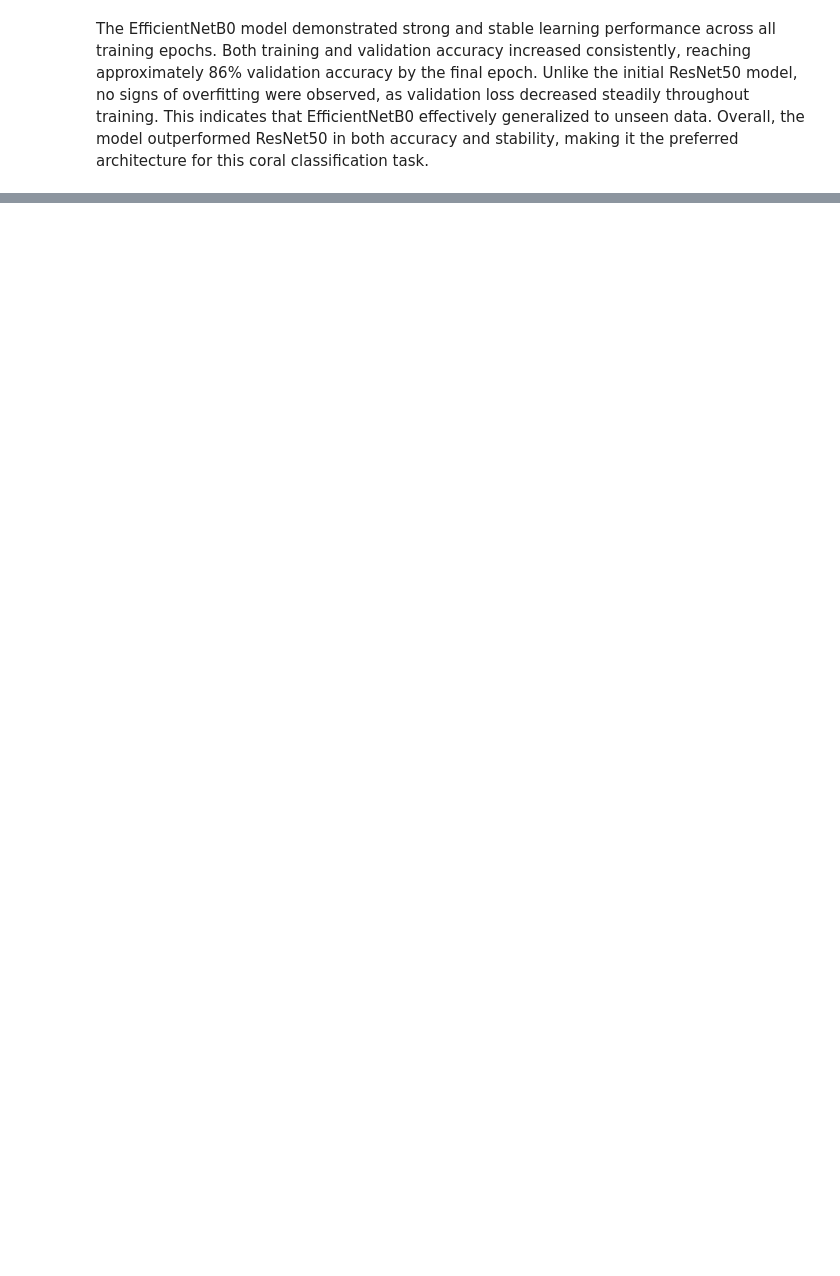
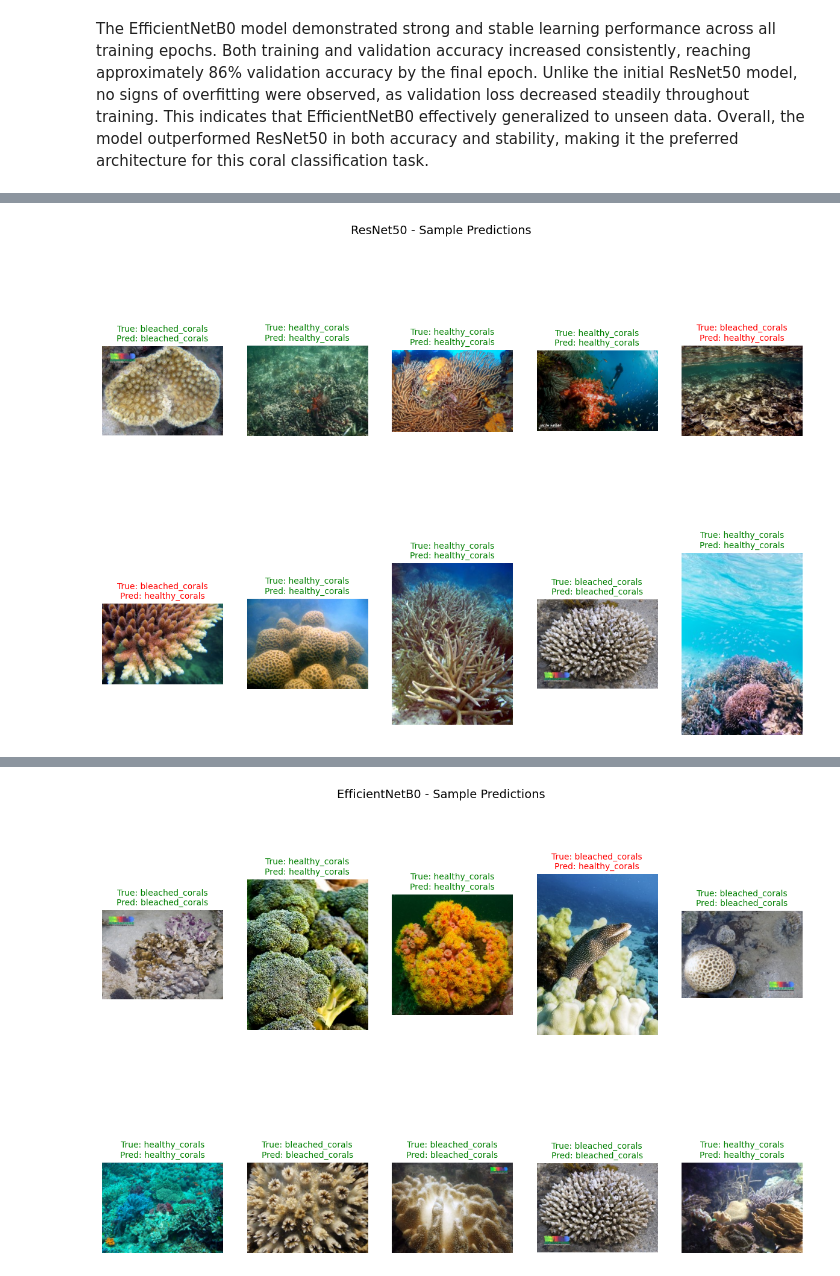
Before and after one commit to ThiwankaKT/Classification-of-Corals, a Jupyter notebook: classification.ipynb, the cells around one changed output, grey strips where cells are left out. Drawn from its saved outputs; the diff is of its cells as text; code cells hidden in the pictures; blank space fills up the shorter version.

```diff
--- a/classification.ipynb
+++ b/classification.ipynb
@@ -468,0 +469,39 @@ bleached_corals       0.87      0.73      0.79        97
+# %%
+# ==============================================================
+# 11. VISUALIZING SAMPLE PREDICTIONS
+# ==============================================================
+
+def show_predictions(model, test_gen, model_name, num_samples=10):
+    # Get predictions
+    test_gen.reset()
+    preds = (model.predict(test_gen) > 0.5).astype(int).flatten()
+    class_indices = {v: k for k, v in test_gen.class_indices.items()}
+
+    # Collect filenames, true labels, and predicted labels
+    filenames = test_gen.filenames
+    true_labels = test_gen.classes
+    pred_labels = preds
+
+    # Pick random samples
+    idxs = np.random.choice(range(len(filenames)), num_samples, replace=False)
+
+    plt.figure(figsize=(15, 10))
+    for i, idx in enumerate(idxs):
+        img_path = os.path.join(test_gen.directory, filenames[idx])
+        img = Image.open(img_path)
+        true_label = class_indices[true_labels[idx]]
+        pred_label = class_indices[pred_labels[idx]]
+
+        plt.subplot(2, num_samples//2, i+1)
+        plt.imshow(img)
+        color = "green" if true_label == pred_label else "red"
+        plt.title(f"True: {true_label}\nPred: {pred_label}", color=color, fontsize=10)
+        plt.axis("off")
+
+    plt.suptitle(f"{model_name} - Sample Predictions", fontsize=14)
+    plt.show()
+
+# Show results for both models
+show_predictions(model_resnet, test_gen_resnet, "ResNet50", num_samples=10)
+show_predictions(model_effnet, test_gen_effnet, "EfficientNetB0", num_samples=10)
+# %% [output]
@@ -468,0 +509 @@ bleached_corals       0.87      0.73      0.79        97
+[figure, added]
@@ -468,0 +511 @@ bleached_corals       0.87      0.73      0.79        97
+[figure, added]
```
Also changed, not shown: parts of 9 cells of this notebook.
